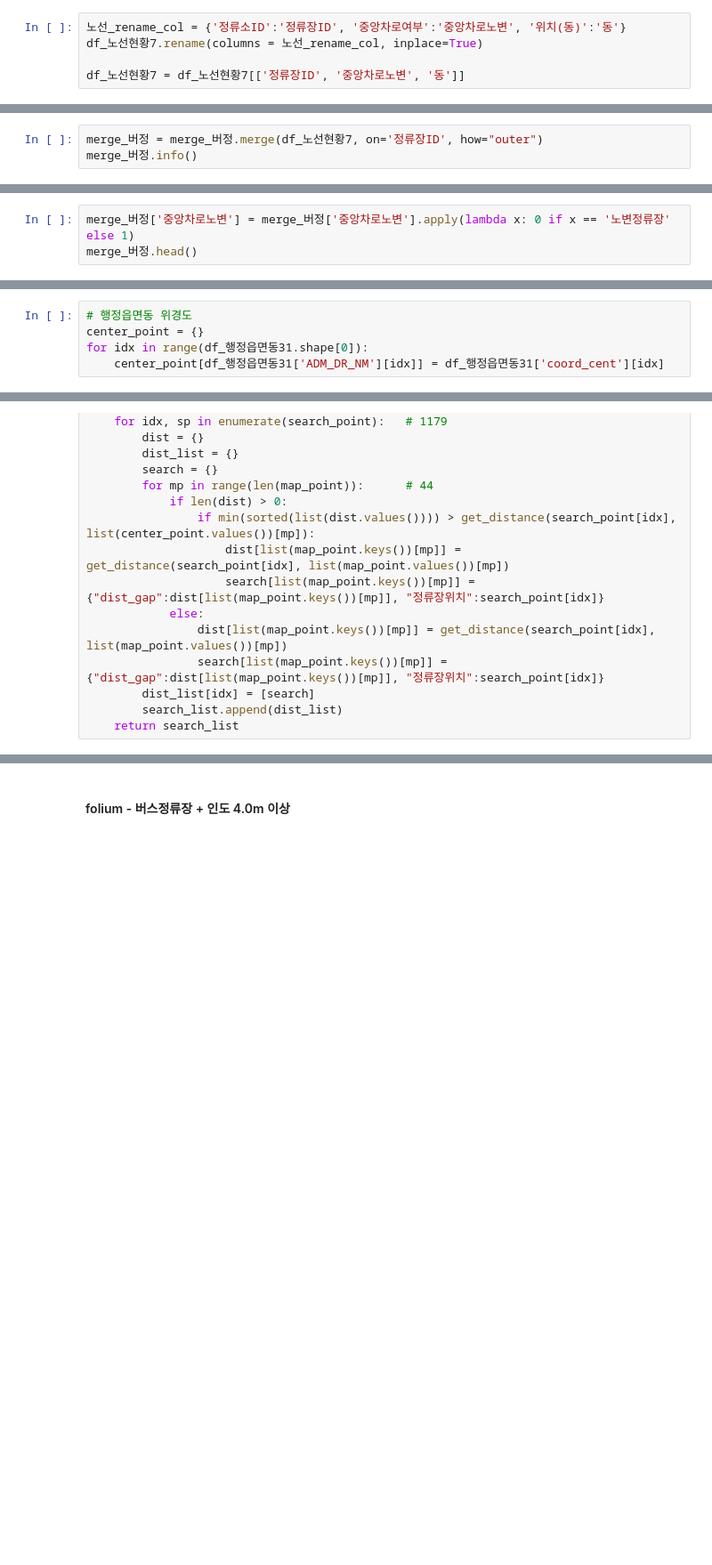
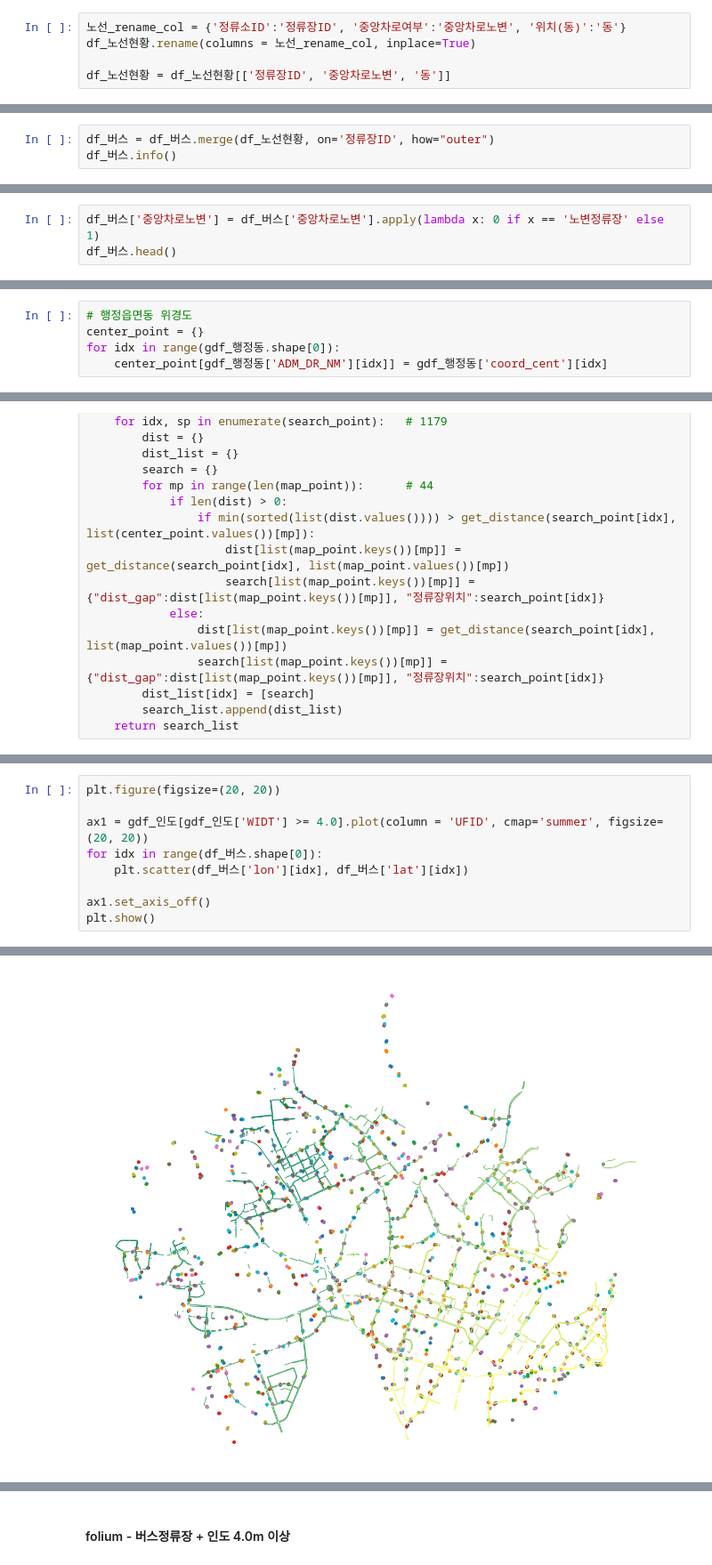
Before and after one commit to eruru0411/DL_Study, a Jupyter notebook: LH.ipynb, the cells around one changed output, grey strips where cells are left out. Shown at 89% size. Cells and saved outputs as stored; diff of their text form; blank space fills up the shorter version.

```diff
--- a/LH.ipynb
+++ b/LH.ipynb
@@ -715,7 +597,7 @@ memory usage: 69.1 KB
 # df_승하차이력['노선번호'].nunique()     # 156
 # %%
 노선_rename_col = {'정류소ID':'정류장ID', '중앙차로여부':'중앙차로노변', '위치(동)':'동'}
-df_노선현황7.rename(columns = 노선_rename_col, inplace=True)
+df_노선현황.rename(columns = 노선_rename_col, inplace=True)
 
-df_노선현황7 = df_노선현황7[['정류장ID', '중앙차로노변', '동']]
+df_노선현황 = df_노선현황[['정류장ID', '중앙차로노변', '동']]
 # %%
@@ -728,8 +610,8 @@ df_노선현황7.head()
 | 3 | 200000004 | 노변정류장 | 경기도 수원시 연무동 |
 | 4 | 200000005 | 노변정류장 | 경기도 수원시 연무동 |
 # %%
-merge_버정 = merge_버정.merge(df_노선현황7, on='정류장ID', how="outer")
-merge_버정.info()
+df_버스 = df_버스.merge(df_노선현황, on='정류장ID', how="outer")
+df_버스.info()
 # %% [output]
 <class 'pandas.core.frame.DataFrame'>
 Int64Index: 1179 entries, 0 to 1178
@@ -763,6 +638,6 @@ merge_버정.head()
 # %%
-merge_버정['중앙차로노변'] = merge_버정['중앙차로노변'].apply(lambda x: 0 if x == '노변정류장' else 1)
-merge_버정.head()
+df_버스['중앙차로노변'] = df_버스['중앙차로노변'].apply(lambda x: 0 if x == '노변정류장' else 1)
+df_버스.head()
 # %% [output]
 |  | 정류장ID | 전체승차 | 초승 | 환승 | 전체하차 | 하차 | 쉘터 | BIS설치여부 | lon | lat | 중앙차로노변 | ... |
 | 0 | 200000001 | 533 | 529 | 4 | 3664 | 3664 | 0 | 0 | 127.016928 | 37.317630 | 0 | ... |
@@ -782,8 +657,8 @@ for mg in range(merge_버정.shape[0]):
 # %%
 # 행정읍면동 위경도
 center_point = {}
-for idx in range(df_행정읍면동31.shape[0]):
-    center_point[df_행정읍면동31['ADM_DR_NM'][idx]] = df_행정읍면동31['coord_cent'][idx]
+for idx in range(gdf_행정동.shape[0]):
+    center_point[gdf_행정동['ADM_DR_NM'][idx]] = gdf_행정동['coord_cent'][idx]
 # %%
 from math import sqrt
 def get_distance(array1, array2):
@@ -856,0 +694,10 @@ df_인도40up.head()
+# %%
+plt.figure(figsize=(20, 20))
+
+ax1 = gdf_인도[gdf_인도['WIDT'] >= 4.0].plot(column = 'UFID', cmap='summer', figsize=(20, 20))
+for idx in range(df_버스.shape[0]):
+    plt.scatter(df_버스['lon'][idx], df_버스['lat'][idx])
+
+ax1.set_axis_off()
+plt.show()
+# %% [output]
@@ -856,0 +705 @@ df_인도40up.head()
+[figure, added]
```
Also changed, not shown: parts of 105 cells of this notebook.
